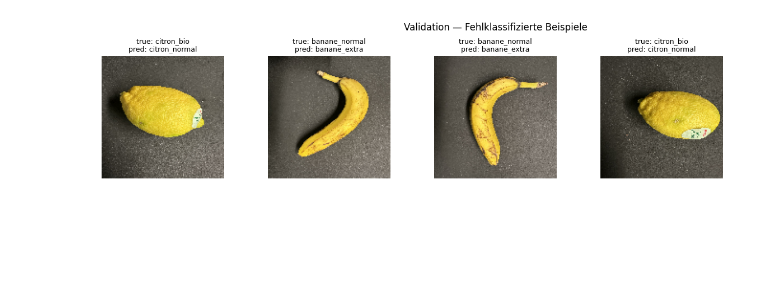
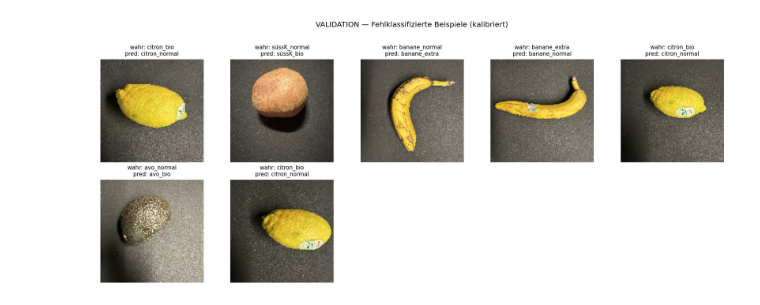
Before and after one commit to SheKJana/first-own-repository, a Jupyter notebook: DSCI HS25/Bildextraktion_alleFrüchteBilder.ipynb, the cells around one changed output. Drawn from its saved outputs; the diff is of its cells as text; code cells hidden in the pictures; blank space fills up the shorter version.

```diff
--- a/DSCI HS25/Bildextraktion_alleFrüchteBilder.ipynb
+++ b/DSCI HS25/Bildextraktion_alleFrüchteBilder.ipynb
@@ -250,0 +152,19 @@ plt.show()
+# %%
+# Block 5 — Früchte-Familien bilden: Qualitätsstufen derselben Frucht zusammenfassen
+import numpy as np
+
+def fruit_groups_from_prefix(class_names):
+    groups = {}
+    for idx, name in enumerate(class_names):
+        key = name.split('_', 1)[0] if '_' in name else name
+        groups.setdefault(key, []).append(idx)
+    return groups
+
+FRUIT_GROUPS = fruit_groups_from_prefix(class_names)
+FRUIT_NAMES  = list(FRUIT_GROUPS.keys())
+FRUIT_OF_FINE = np.zeros(len(class_names), dtype=int)
+for fi, (_, idxs) in enumerate(FRUIT_GROUPS.items()):
+    for j in idxs:
+        FRUIT_OF_FINE[j] = fi
+
+print("Frucht-Gruppen:", {k:[class_names[i] for i in v] for k,v in FRUIT_GROUPS.items()})
@@ -443,37 +382,37 @@ süssK_normal       1.00      1.00      1.00         9
 # %%
-# ============================================
-# BLOCK 9b — Fehler-Galerie (VALIDATION): zeige die falsch klassifizierten Val-Bilder
-# ============================================
-import numpy as np, matplotlib.pyplot as plt
+# Block 8A — Validation: fehlklassifizierte Bilder mit wahrem & vorhergesagtem Label (kalibriert)
+import numpy as np
+import matplotlib.pyplot as plt
 
-# Vorhersagen + Sammeln der Fehlfälle (wir haben y_true/y_pred aus Block 9)
-wrong_imgs, wrong_true, wrong_pred = [], [], []
+wrong_imgs_v, wrong_true_v, wrong_pred_v = [], [], []
 
 for xb, yb in val_ds:
-    probs = model.predict(xb, verbose=0)
-    preds = np.argmax(probs, axis=1)
-    mism = preds != yb.numpy()
+    logits_b = model.predict(xb, verbose=0)
+    probs_b  = apply_T(logits_b, T)       # T und apply_T aus Block 8
+    preds_b  = np.argmax(probs_b, axis=1)
+    mism     = preds_b != yb.numpy()
     if np.any(mism):
-        wrong_imgs.append(xb.numpy()[mism])
-        wrong_true.extend(yb.numpy()[mism])
-        wrong_pred.extend(preds[mism])
+        wrong_imgs_v.append(xb.numpy()[mism])
+        wrong_true_v.extend(yb.numpy()[mism])
+        wrong_pred_v.extend(preds_b[mism])
 
-if wrong_imgs:
-    wrong_imgs = np.concatenate(wrong_imgs, axis=0)
-    n = len(wrong_imgs)
+if wrong_imgs_v:
+    wrong_imgs_v = np.concatenate(wrong_imgs_v, axis=0)
+    n = len(wrong_imgs_v)
     cols = 5
     rows = int(np.ceil(n / cols))
     plt.figure(figsize=(3*cols, 3*rows))
     for i in range(n):
         ax = plt.subplot(rows, cols, i+1)
-        plt.imshow(wrong_imgs[i].astype("uint8"))
-        t = class_names[int(wrong_true[i])]; p = class_names[int(wrong_pred[i])]
-        ax.set_title(f"true: {t}\npred: {p}", fontsize=9)
+        ax.imshow(wrong_imgs_v[i].astype("uint8"))
+        t = class_names[int(wrong_true_v[i])]
+        p = class_names[int(wrong_pred_v[i])]
+        ax.set_title(f"wahr: {t}\npred: {p}", fontsize=9)
         ax.axis("off")
-    plt.suptitle("Validation — Fehlklassifizierte Beispiele")
+    plt.suptitle("VALIDATION — Fehlklassifizierte Beispiele (kalibriert)", y=1.02)
     plt.tight_layout()
     plt.show()
 else:
-    print("✅ Keine Fehlklassifikationen im Validation-Set gefunden.")
+    print("VALIDATION: keine Fehlklassifikationen gefunden.")
 # %% [output]
-[figure, old version]
+[figure, new version]
```
Also changed, not shown: parts of 26 cells of this notebook.
